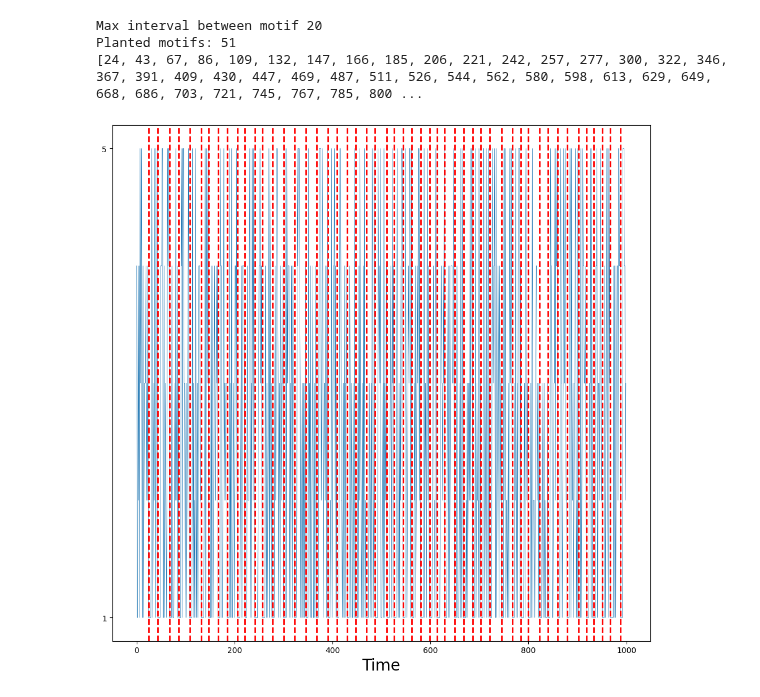
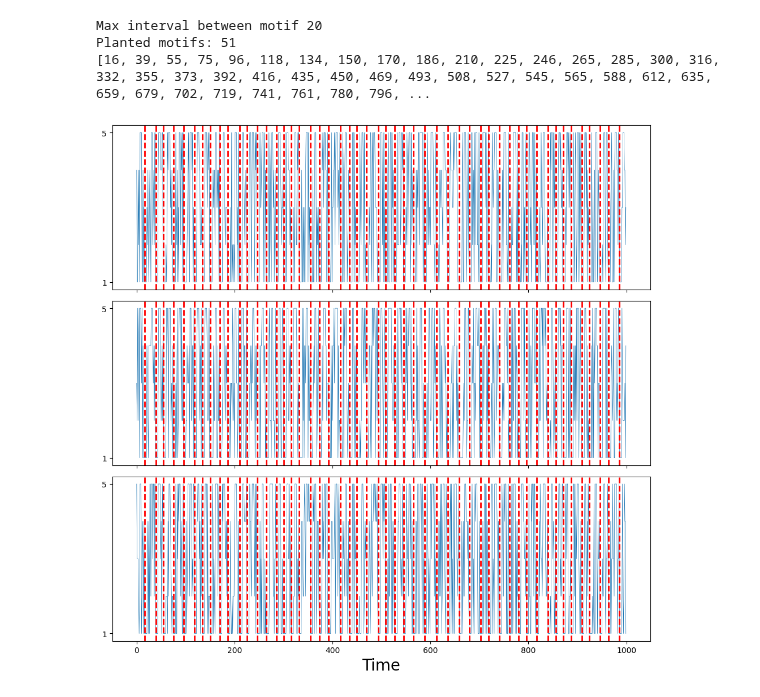
Before and after one commit to MiguelGarcaoSilva/motifpred, a Jupyter notebook: code/casestudy_syntheticdata_scenario1_lstm.ipynb, the cells around one changed output. Drawn from its saved outputs; the diff is of its cells as text; code cells hidden in the pictures.

```diff
--- a/code/casestudy_syntheticdata_scenario1_lstm.ipynb
+++ b/code/casestudy_syntheticdata_scenario1_lstm.ipynb
@@ -22,7 +22,7 @@ keras.utils.set_random_seed(812)
 # %%
 #create synthetic multivariate time series random uniform integers
 n = 1000
-k = 1
+k = 3
 data = np.random.randint(1, 6, (k, n)) #k timeseries of length n
 
 data_scenario1 = data.copy()
@@ -55,37 +55,37 @@ np.savetxt("../data/syntheticdata/motif_indexes_scenario1.csv", motif_indexes_sc
 # %% [output]
 Max interval between motif 20
 Planted motifs: 51
-[24, 43, 67, 86, 109, 132, 147, 166, 185, 206, 221, 242, 257, 277, 300, 322, 346, 367, 391, 409, 430, 447, 469, 487, 511, 526, 544, 562, 580, 598, 613, 629, 649, 668, 686, 703, 721, 745, 767, 785, 800 ...
+[16, 39, 55, 75, 96, 118, 134, 150, 170, 186, 210, 225, 246, 265, 285, 300, 316, 332, 355, 373, 392, 416, 435, 450, 469, 493, 508, 527, 545, 565, 588, 612, 635, 659, 679, 702, 719, 741, 761, 780, 796, ...
 # %%
 variable_indexes = np.arange(k)
 #change the values of the time series in the selected timewindows to the motif pattern
 for idx in motif_indexes_scenario1:
     data_scenario1[variable_indexes,idx:idx+p] = motif_pattern
 
 #introduce hint in the data
 for idx in motif_indexes_scenario1:
-   data_scenario1[variable_indexes,idx-10:idx-10+3] = [1,2,3]
+   data_scenario1[variable_indexes,idx-9:idx-9+3] = [5,5,5]
 
 data_scenario1 = data_scenario1.astype(int)
 np.savetxt("../data/syntheticdata/scenario1_withhint.csv", data_scenario1, delimiter=",")
 
 #plot multivariate data using subplots in red the planted motifs
 fig, axis = plt.subplots(nrows=k, ncols=1, figsize=(10, 10), sharex=True)
 for i, variable in enumerate(variable_indexes):
  plt.subplot(len(variable_indexes), 1, i+1)
  #y axis from 1 to 5
  plt.yticks([1,5])
  plt.plot(data_scenario1[variable], linewidth=0.5)
  #plot the planted motifs
  for idx in motif_indexes_scenario1:
     plt.axvline(x=idx, color='r', linestyle='--', linewidth = 2)
 
 plt.xlabel('Time', size=20)
 plt.tight_layout()
 plt.savefig("../images/data_scenario1_withhint.pdf")
 plt.show()
 # %% [output]
-[figure, old version]
+[figure, new version]
 # %%
 from keras.preprocessing.sequence import pad_sequences
 
```
Also changed, not shown: parts of 9 cells of this notebook, 21 other files.
